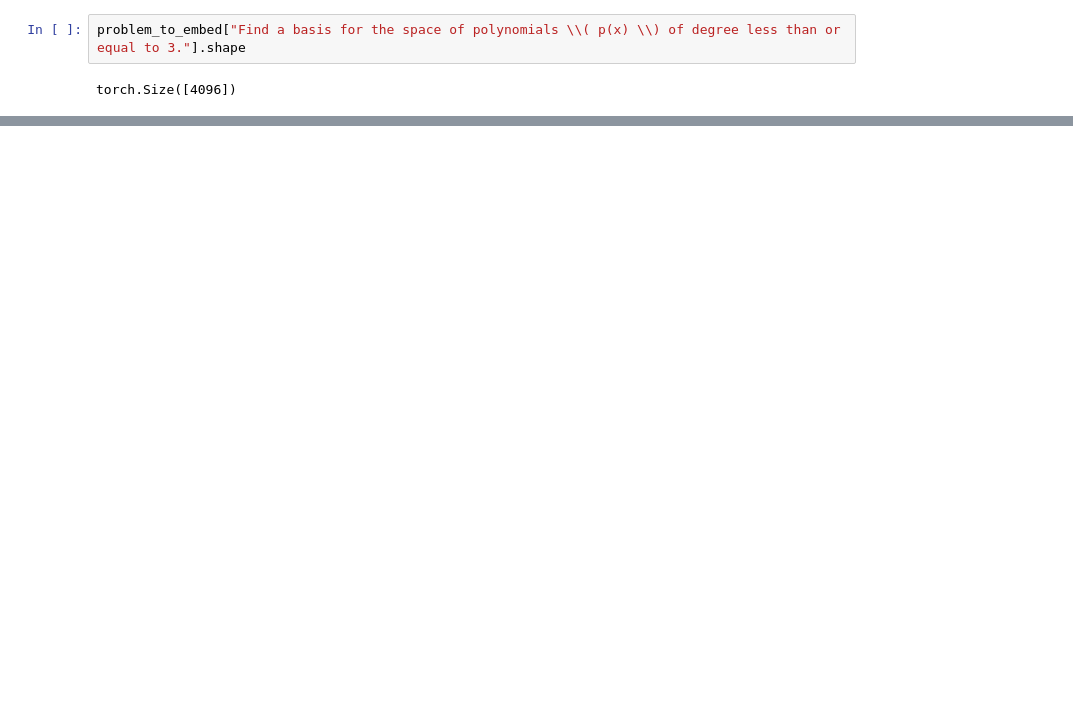
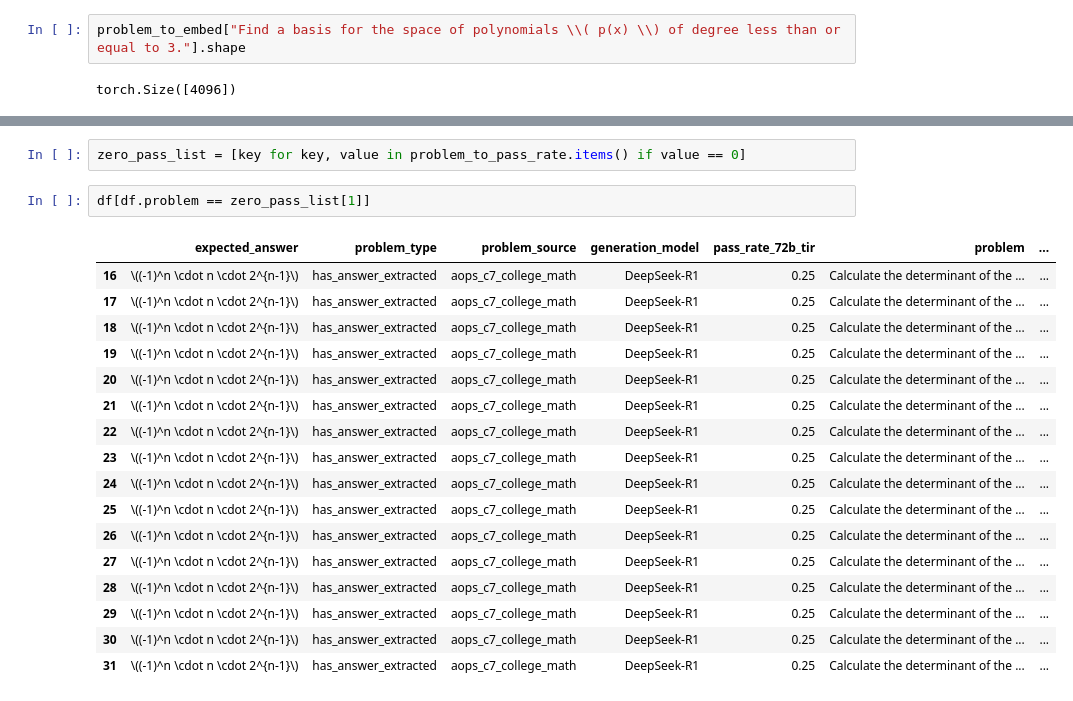
Before and after one commit to pingzhili/vllm-generator, a Jupyter notebook: notebooks/profile.ipynb, the cells around one changed output, grey strips where cells are left out. Saved outputs shown, nothing was run; the diff lists cells and outputs as text; blank space fills up the shorter version.

```diff
--- a/notebooks/profile.ipynb
+++ b/notebooks/profile.ipynb
@@ -65,0 +71,22 @@ torch.Size([4096])
+# %%
+zero_pass_list = [key for key, value in problem_to_pass_rate.items() if value == 0]
+# %%
+df[df.problem == zero_pass_list[1]]
+# %% [output]
+|  | expected_answer | problem_type | problem_source | generation_model | pass_rate_72b_tir | problem | ... |
+| 16 | \((-1)^n \cdot n \cdot 2^{n-1}\) | has_answer_extracted | aops_c7_college_math | DeepSeek-R1 | 0.25 | Calculate the determinant of the ... | ... |
+| 17 | \((-1)^n \cdot n \cdot 2^{n-1}\) | has_answer_extracted | aops_c7_college_math | DeepSeek-R1 | 0.25 | Calculate the determinant of the ... | ... |
+| 18 | \((-1)^n \cdot n \cdot 2^{n-1}\) | has_answer_extracted | aops_c7_college_math | DeepSeek-R1 | 0.25 | Calculate the determinant of the ... | ... |
+| 19 | \((-1)^n \cdot n \cdot 2^{n-1}\) | has_answer_extracted | aops_c7_college_math | DeepSeek-R1 | 0.25 | Calculate the determinant of the ... | ... |
+| 20 | \((-1)^n \cdot n \cdot 2^{n-1}\) | has_answer_extracted | aops_c7_college_math | DeepSeek-R1 | 0.25 | Calculate the determinant of the ... | ... |
+| 21 | \((-1)^n \cdot n \cdot 2^{n-1}\) | has_answer_extracted | aops_c7_college_math | DeepSeek-R1 | 0.25 | Calculate the determinant of the ... | ... |
+| 22 | \((-1)^n \cdot n \cdot 2^{n-1}\) | has_answer_extracted | aops_c7_college_math | DeepSeek-R1 | 0.25 | Calculate the determinant of the ... | ... |
+| 23 | \((-1)^n \cdot n \cdot 2^{n-1}\) | has_answer_extracted | aops_c7_college_math | DeepSeek-R1 | 0.25 | Calculate the determinant of the ... | ... |
+| 24 | \((-1)^n \cdot n \cdot 2^{n-1}\) | has_answer_extracted | aops_c7_college_math | DeepSeek-R1 | 0.25 | Calculate the determinant of the ... | ... |
+| 25 | \((-1)^n \cdot n \cdot 2^{n-1}\) | has_answer_extracted | aops_c7_college_math | DeepSeek-R1 | 0.25 | Calculate the determinant of the ... | ... |
+| 26 | \((-1)^n \cdot n \cdot 2^{n-1}\) | has_answer_extracted | aops_c7_college_math | DeepSeek-R1 | 0.25 | Calculate the determinant of the ... | ... |
+| 27 | \((-1)^n \cdot n \cdot 2^{n-1}\) | has_answer_extracted | aops_c7_college_math | DeepSeek-R1 | 0.25 | Calculate the determinant of the ... | ... |
+| 28 | \((-1)^n \cdot n \cdot 2^{n-1}\) | has_answer_extracted | aops_c7_college_math | DeepSeek-R1 | 0.25 | Calculate the determinant of the ... | ... |
+| 29 | \((-1)^n \cdot n \cdot 2^{n-1}\) | has_answer_extracted | aops_c7_college_math | DeepSeek-R1 | 0.25 | Calculate the determinant of the ... | ... |
+| 30 | \((-1)^n \cdot n \cdot 2^{n-1}\) | has_answer_extracted | aops_c7_college_math | DeepSeek-R1 | 0.25 | Calculate the determinant of the ... | ... |
+| 31 | \((-1)^n \cdot n \cdot 2^{n-1}\) | has_answer_extracted | aops_c7_college_math | DeepSeek-R1 | 0.25 | Calculate the determinant of the ... | ... |
```
Also changed, not shown: parts of 5 cells of this notebook, 1 other file.
